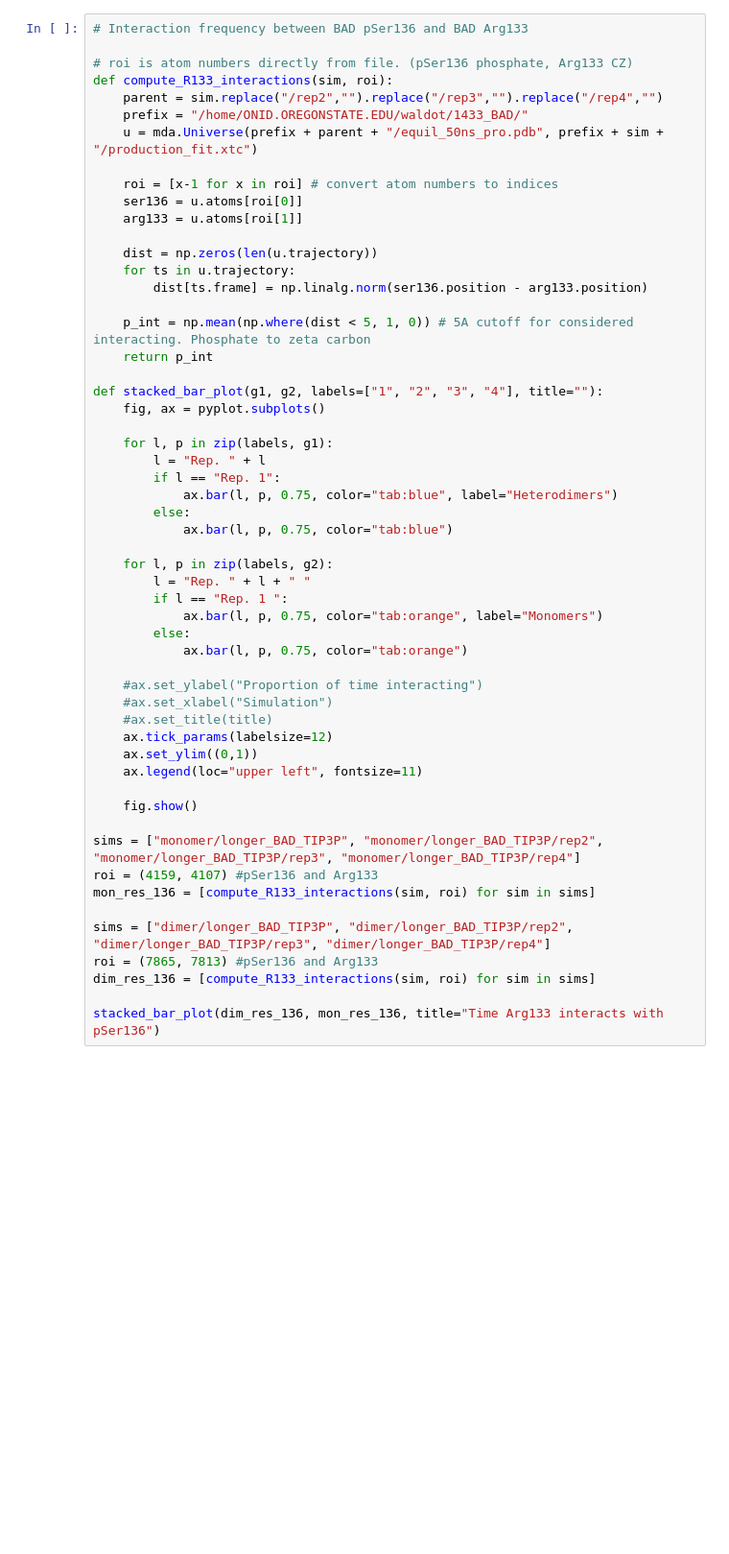
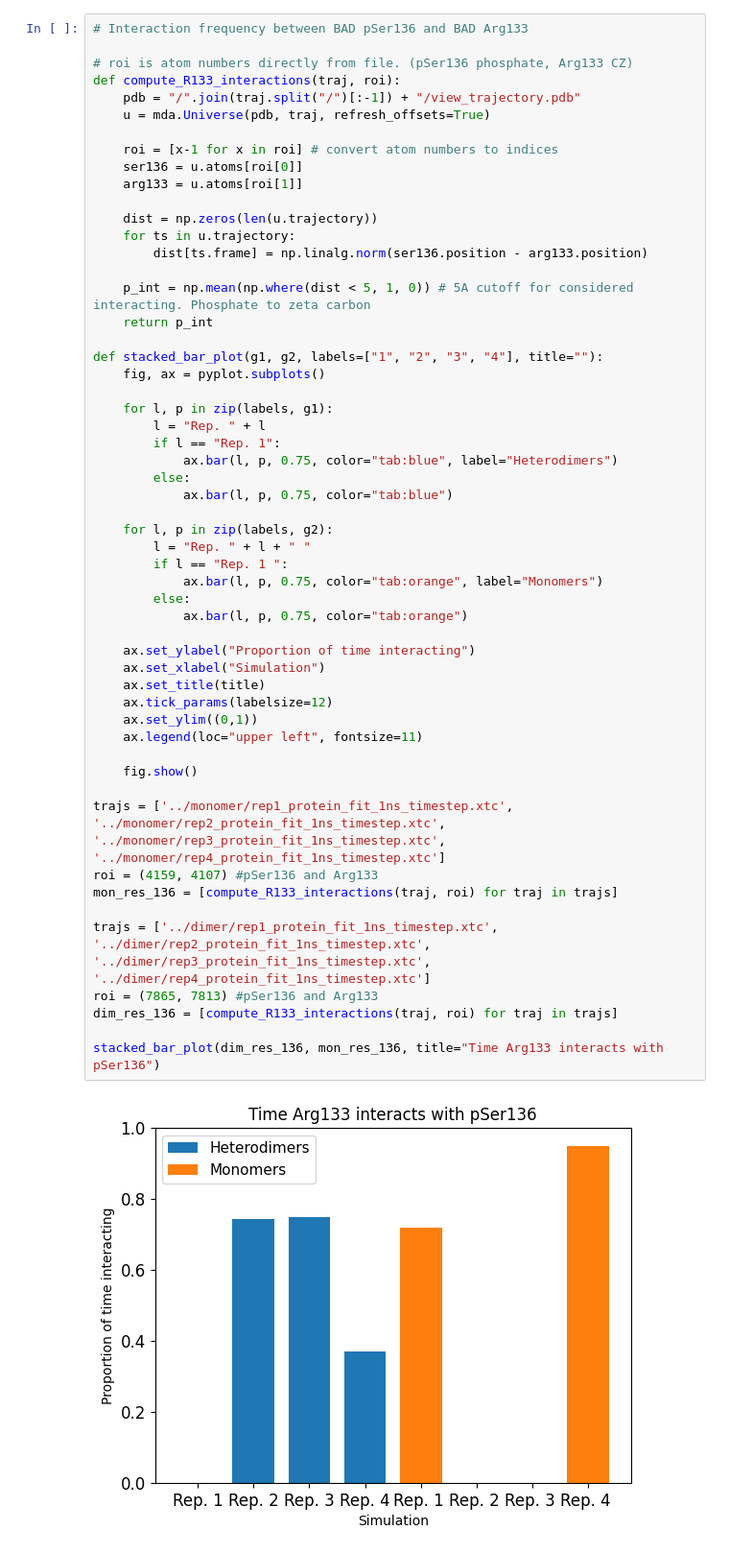
Before and after one commit to TyWaldo/1433_BAD_Simulations, a Jupyter notebook: analysis/analysis.ipynb, the cells around one changed output. Shown at 96% size. Cells and saved outputs as stored; diff of their text form; blank space fills up the shorter version.

```diff
--- a/analysis/analysis.ipynb
+++ b/analysis/analysis.ipynb
@@ -181,10 +213,9 @@ fig.show()
 # Interaction frequency between BAD pSer136 and BAD Arg133
 
 # roi is atom numbers directly from file. (pSer136 phosphate, Arg133 CZ)
-def compute_R133_interactions(sim, roi):
-    parent = sim.replace("/rep2","").replace("/rep3","").replace("/rep4","")
-    prefix = "/home/ONID.OREGONSTATE.EDU/waldot/1433_BAD/"
-    u = mda.Universe(prefix + parent + "/equil_50ns_pro.pdb", prefix + sim + "/production_fit.xtc")
+def compute_R133_interactions(traj, roi):
+    pdb = "/".join(traj.split("/")[:-1]) + "/view_trajectory.pdb"
+    u = mda.Universe(pdb, traj, refresh_offsets=True)
 
     roi = [x-1 for x in roi] # convert atom numbers to indices
     ser136 = u.atoms[roi[0]]
@@ -198,40 +229,42 @@ def compute_R133_interactions(sim, roi):
     return p_int
 
 def stacked_bar_plot(g1, g2, labels=["1", "2", "3", "4"], title=""):
     fig, ax = pyplot.subplots()
 
     for l, p in zip(labels, g1):
         l = "Rep. " + l
         if l == "Rep. 1":
             ax.bar(l, p, 0.75, color="tab:blue", label="Heterodimers")
         else:
             ax.bar(l, p, 0.75, color="tab:blue")
 
     for l, p in zip(labels, g2):
         l = "Rep. " + l + " "
         if l == "Rep. 1 ":
             ax.bar(l, p, 0.75, color="tab:orange", label="Monomers")
         else:
             ax.bar(l, p, 0.75, color="tab:orange")
 
-    #ax.set_ylabel("Proportion of time interacting")
-    #ax.set_xlabel("Simulation")
-    #ax.set_title(title)
+    ax.set_ylabel("Proportion of time interacting")
+    ax.set_xlabel("Simulation")
+    ax.set_title(title)
     ax.tick_params(labelsize=12)
     ax.set_ylim((0,1))
     ax.legend(loc="upper left", fontsize=11)
 
     fig.show()
 
-sims = ["monomer/longer_BAD_TIP3P", "monomer/longer_BAD_TIP3P/rep2", "monomer/longer_BAD_TIP3P/rep3", "monomer/longer_BAD_TIP3P/rep4"]
+trajs = ['../monomer/rep1_protein_fit_1ns_timestep.xtc', '../monomer/rep2_protein_fit_1ns_timestep.xtc', '../monomer/rep3_protein_fit_1ns_timestep.xtc', '../monomer/rep4_protein_fit_1ns_timestep.xtc']
 roi = (4159, 4107) #pSer136 and Arg133
-mon_res_136 = [compute_R133_interactions(sim, roi) for sim in sims]
+mon_res_136 = [compute_R133_interactions(traj, roi) for traj in trajs]
 
-sims = ["dimer/longer_BAD_TIP3P", "dimer/longer_BAD_TIP3P/rep2", "dimer/longer_BAD_TIP3P/rep3", "dimer/longer_BAD_TIP3P/rep4"]
+trajs = ['../dimer/rep1_protein_fit_1ns_timestep.xtc', '../dimer/rep2_protein_fit_1ns_timestep.xtc', '../dimer/rep3_protein_fit_1ns_timestep.xtc', '../dimer/rep4_protein_fit_1ns_timestep.xtc']
 roi = (7865, 7813) #pSer136 and Arg133
-dim_res_136 = [compute_R133_interactions(sim, roi) for sim in sims]
+dim_res_136 = [compute_R133_interactions(traj, roi) for traj in trajs]
 
 stacked_bar_plot(dim_res_136, mon_res_136, title="Time Arg133 interacts with pSer136")
+# %% [output]
+[figure, added]
 # %%
 # Interaction frequency between BAD pSer136 and 14-3-3Z Arg56
 
```
Also changed, not shown: parts of 5 cells of this notebook, 1 other file.
